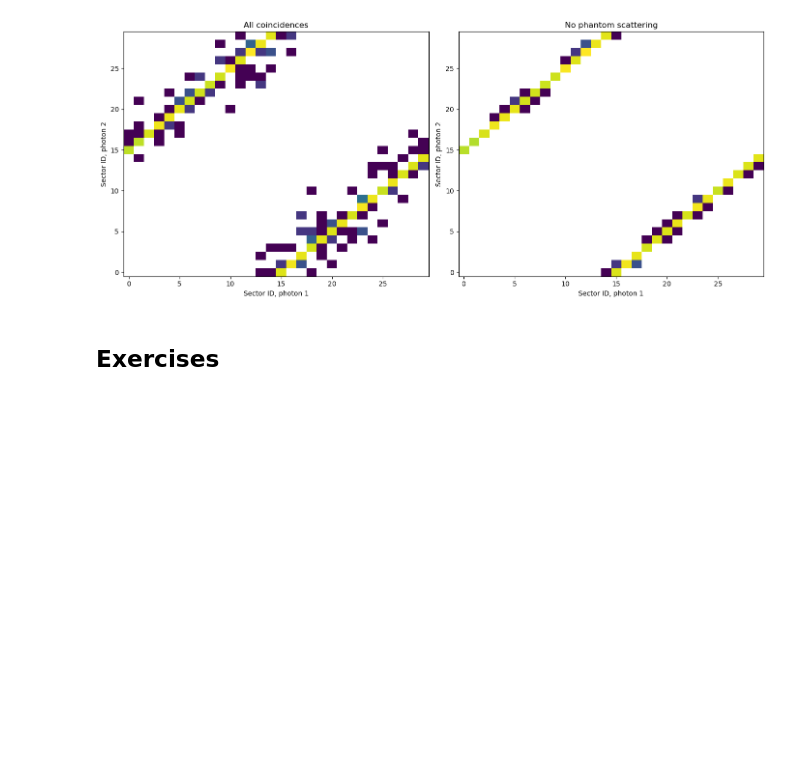
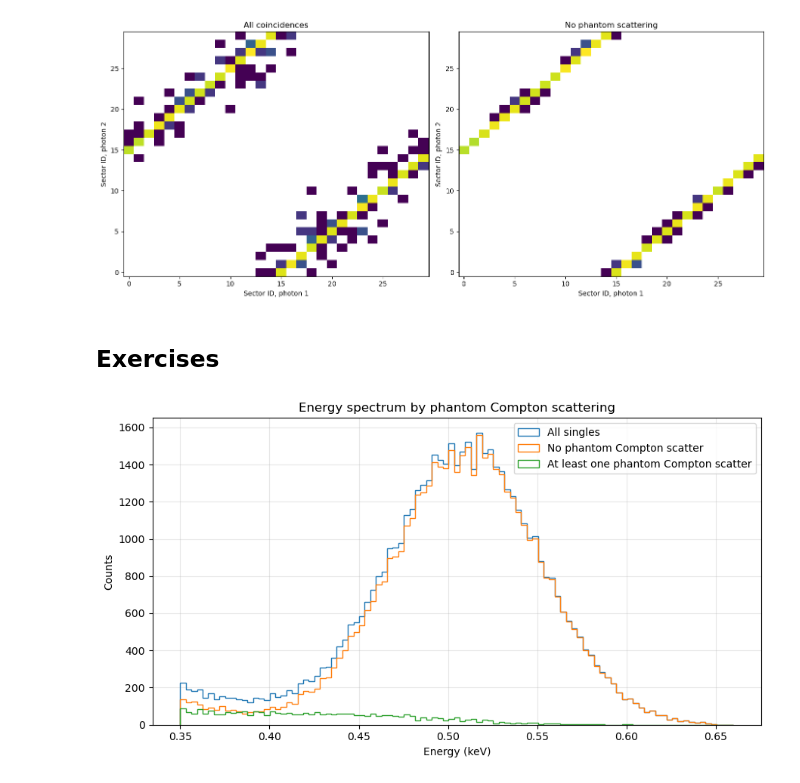
Before and after one commit to alindote/MES_2026, a Jupyter notebook: Simulacao/docker/myPET/analysis.ipynb, the cells around one changed output. Drawn from its saved outputs; the diff is of its cells as text; code cells hidden in the pictures; blank space fills up the shorter version.

```diff
--- a/Simulacao/docker/myPET/analysis.ipynb
+++ b/Simulacao/docker/myPET/analysis.ipynb
@@ -351,3 +351,29 @@ Fraction without phantom scattering: 0.951
 [figure]
 # %% [markdown]
 ## Exercises
+# %%
+# Singles energy, classified by Compton scattering in the phantom
+energy = singles["energy"].array(library="np")
+compton = singles["comptonPhantom"].array(library="np")
+
+no_compton = compton == 0
+with_compton = compton > 0
+
+bins = np.linspace(0.35, 0.66, 100)
+
+plt.figure(figsize=(9, 5))
+plt.hist(energy, bins=bins, histtype="step", label="All singles")
+plt.hist(energy[no_compton], bins=bins, histtype="step",
+         label="No phantom Compton scatter")
+plt.hist(energy[with_compton], bins=bins, histtype="step",
+         label="At least one phantom Compton scatter")
+
+plt.xlabel("Energy (keV)")
+plt.ylabel("Counts")
+plt.title("Energy spectrum by phantom Compton scattering")
+plt.legend()
+plt.grid(alpha=0.3)
+plt.tight_layout()
+plt.show()
+# %% [output]
+[figure, added]
```
Also changed, not shown: parts of 2 cells of this notebook.
